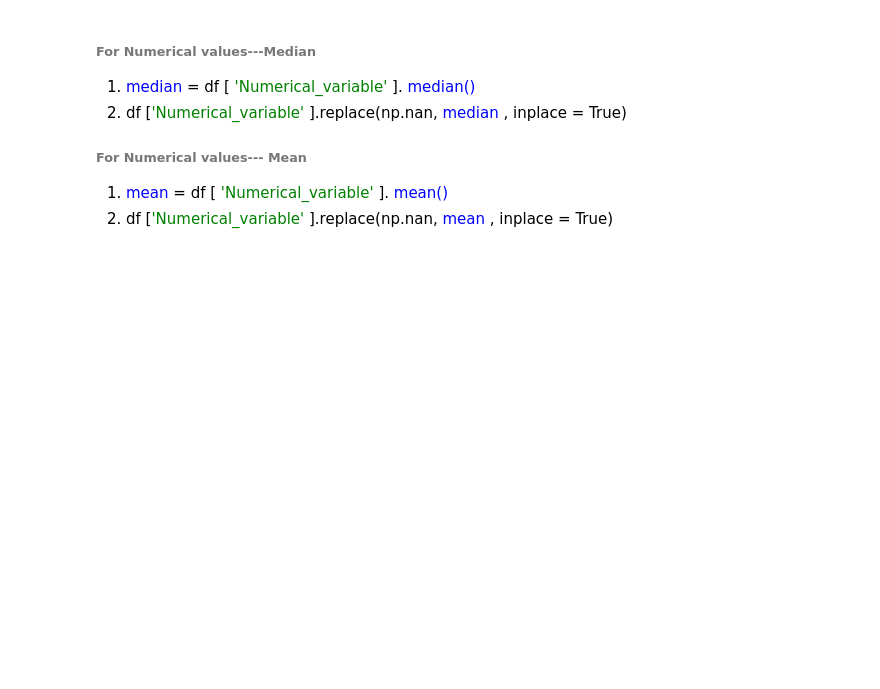
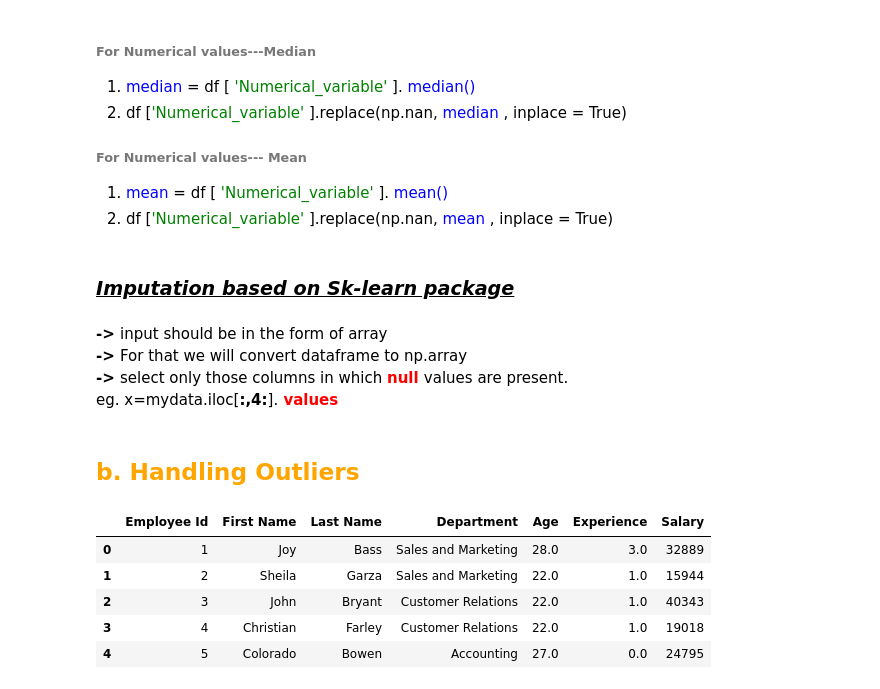
Before and after one commit to Akshaykumar-l/Akshaykumar-l, a Jupyter notebook: Pre-processing Documentation.ipynb, the cells around one changed output. Drawn from its saved outputs; the diff is of its cells as text; code cells hidden in the pictures; blank space fills up the shorter version.

```diff
--- a/Pre-processing Documentation.ipynb
+++ b/Pre-processing Documentation.ipynb
@@ -59,3 +59,10 @@ df = pd.read_excel('Employee_Data.xls')
 ###### For Numerical values--- Mean
 1. <font color = 'Blue'> mean </font> = df [ <font color = 'Green'>'Numerical_variable'</font> ].<font color = 'Blue'> mean() </font>
 2.  df [<font color ='Green'>'Numerical_variable'</font> ].replace(np.nan,<font color = 'Blue'> mean </font> , inplace = True)
+# %% [markdown]
+### <u> <i> Imputation based on Sk-learn package
+# %% [markdown]
+<b> -> </b> input should be in the form of array <br>
+<b> -> </b> For that we will convert dataframe to np.array <br>
+<b> -> </b> select only those columns in which <b><font color = 'red' > null </font></b> values are present. <br>
+    eg. x=mydata.iloc[<b>:,4:</b>].<b> <font color = 'red'> values </font></b>
@@ -61,0 +76,11 @@ df = pd.read_excel('Employee_Data.xls')
+# %% [markdown]
+## <font color='Orange'> b. Handling Outliers ##
+# %%
+df.head()
+# %% [output]
+|  | Employee Id | First Name | Last Name | Department | Age | Experience | Salary |
+| 0 | 1 | Joy | Bass | Sales and Marketing | 28.0 | 3.0 | 32889 |
+| 1 | 2 | Sheila | Garza | Sales and Marketing | 22.0 | 1.0 | 15944 |
+| 2 | 3 | John | Bryant | Customer Relations | 22.0 | 1.0 | 40343 |
+| 3 | 4 | Christian | Farley | Customer Relations | 22.0 | 1.0 | 19018 |
+| 4 | 5 | Colorado | Bowen | Accounting | 27.0 | 0.0 | 24795 |
```
Also changed, not shown: parts of 17 cells of this notebook.
